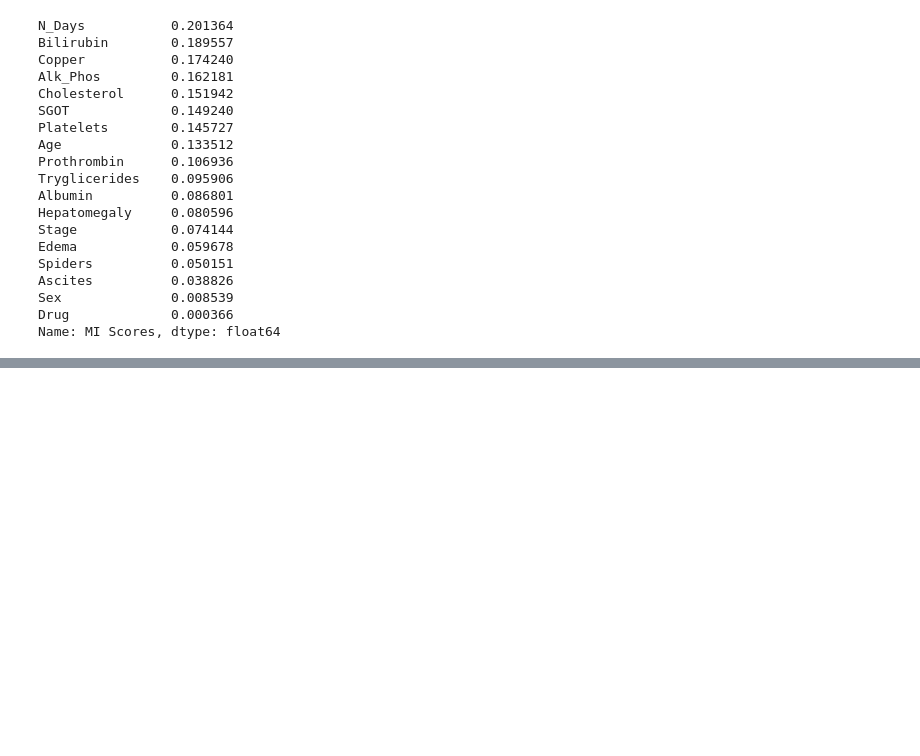
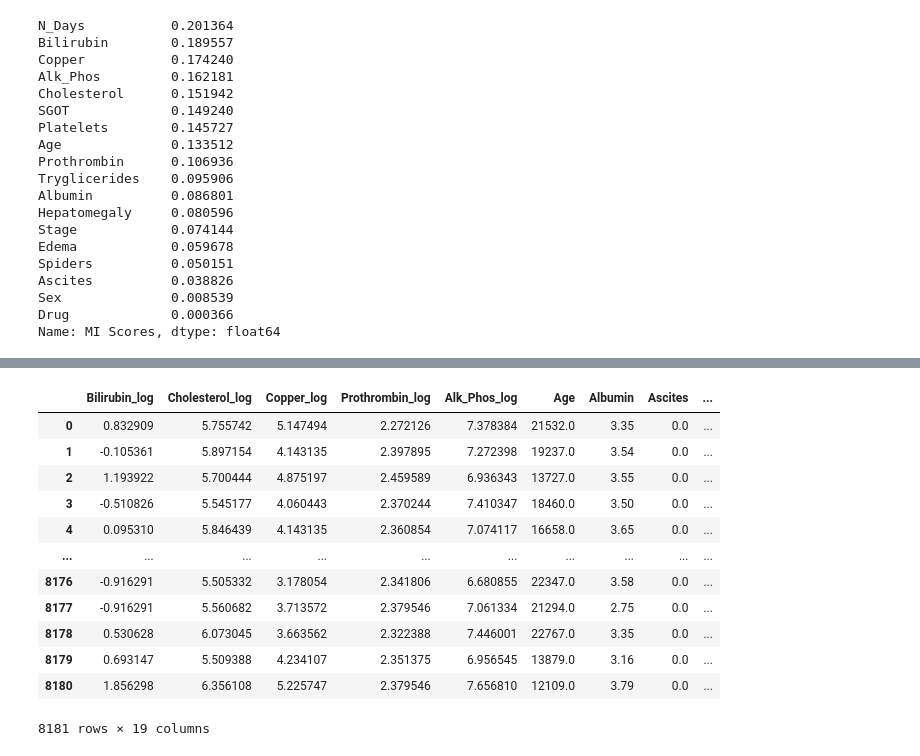
Before and after one commit to ReedMerrill/cirrhosis-outcomes-prediction, a Jupyter notebook: eda.ipynb, the cells around one changed output, grey strips where cells are left out. Cells and saved outputs as stored; diff of their text form; code cells hidden in the pictures; blank space fills up the shorter version.

```diff
--- a/eda.ipynb
+++ b/eda.ipynb
@@ -121,10 +120,15 @@ for i, col in enumerate(NUM_FEATS):
 Several variables are skewed. Let's see if a logarithmic transformation will help with the outliers.
 # %%
 SKEWED_FEATS = ['Bilirubin', 'Cholesterol', 'Copper', 'Prothrombin', 'Alk_Phos']
-df_log_feats = pd.DataFrame()
-for col in SKEWED_FEATS:
-    name = f'{col}_log'
-    df_log_feats[name] = np.log(df_train[col])
+
+def log_transformation(data, skewed_features):
+    df_log_feats = pd.DataFrame()
+    for col in skewed_features:
+        name = f'{col}_log'
+        df_log_feats[name] = np.log(data[col])
+    return df_log_feats
+
+df_log_feats = log_transformation(df_train, SKEWED_FEATS)
 
 for i, col in enumerate(df_log_feats.columns):
     plt.subplot(len(df_log_feats.columns) // 2 + 1, 3, i + 1)
@@ -286,0 +278,36 @@ The most important variables are all numerical. N_Days, Bilirubin, Copper, and A
+# %%
+# encode
+X_cat, X_num = encode(df_train)
+X = pd.concat([X_cat, X_num], axis=1)
+
+# n symptoms
+# recode edema "S" and "Y" to both indicate edema for the purpose of this count variable
+X['Edema'] = np.where(X['Edema'] == 2, 1, X['Edema'])
+X['N_Symptoms'] = X.Edema + X.Spiders + X.Ascites + X.Hepatomegaly
+
+# logarithmic transformations
+def get_logs(data, skewed_features):
+    X_log = X[skewed_features]
+    other_feats = data.columns.difference(skewed_features).tolist()
+    X_other = X[other_feats]
+    X_log = log_transformation(X_log, skewed_features)
+    return pd.concat([X_log, X_other], axis=1)
+
+X = get_logs(X, SKEWED_FEATS)
+
+# Age at Diagnosis
+X['Dgns_Age'] = X['Age'] - X['N_Days']
+# %% [output]
+|  | Bilirubin_log | Cholesterol_log | Copper_log | Prothrombin_log | Alk_Phos_log | Age | Albumin | Ascites | ... |
+| 0 | 0.832909 | 5.755742 | 5.147494 | 2.272126 | 7.378384 | 21532.0 | 3.35 | 0.0 | ... |
+| 1 | -0.105361 | 5.897154 | 4.143135 | 2.397895 | 7.272398 | 19237.0 | 3.54 | 0.0 | ... |
+| 2 | 1.193922 | 5.700444 | 4.875197 | 2.459589 | 6.936343 | 13727.0 | 3.55 | 0.0 | ... |
+| 3 | -0.510826 | 5.545177 | 4.060443 | 2.370244 | 7.410347 | 18460.0 | 3.50 | 0.0 | ... |
+| 4 | 0.095310 | 5.846439 | 4.143135 | 2.360854 | 7.074117 | 16658.0 | 3.65 | 0.0 | ... |
+| ... | ... | ... | ... | ... | ... | ... | ... | ... | ... |
+| 8176 | -0.916291 | 5.505332 | 3.178054 | 2.341806 | 6.680855 | 22347.0 | 3.58 | 0.0 | ... |
+| 8177 | -0.916291 | 5.560682 | 3.713572 | 2.379546 | 7.061334 | 21294.0 | 2.75 | 0.0 | ... |
+| 8178 | 0.530628 | 6.073045 | 3.663562 | 2.322388 | 7.446001 | 22767.0 | 3.35 | 0.0 | ... |
+| 8179 | 0.693147 | 5.509388 | 4.234107 | 2.351375 | 6.956545 | 13879.0 | 3.16 | 0.0 | ... |
+| 8180 | 1.856298 | 6.356108 | 5.225747 | 2.379546 | 7.656810 | 12109.0 | 3.79 | 0.0 | ... |
+8181 rows × 19 columns
```
Also changed, not shown: parts of 7 cells of this notebook, 1 other file.
